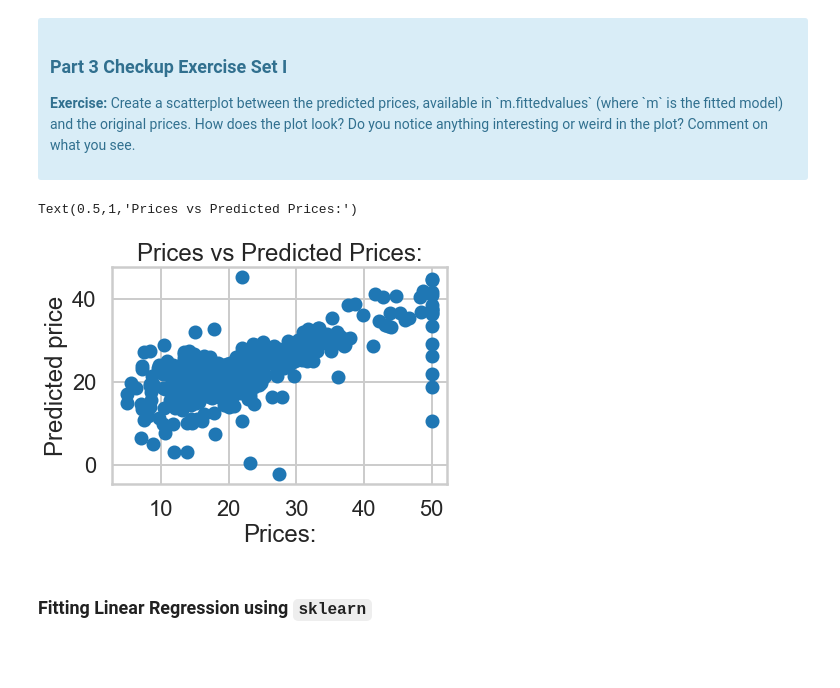
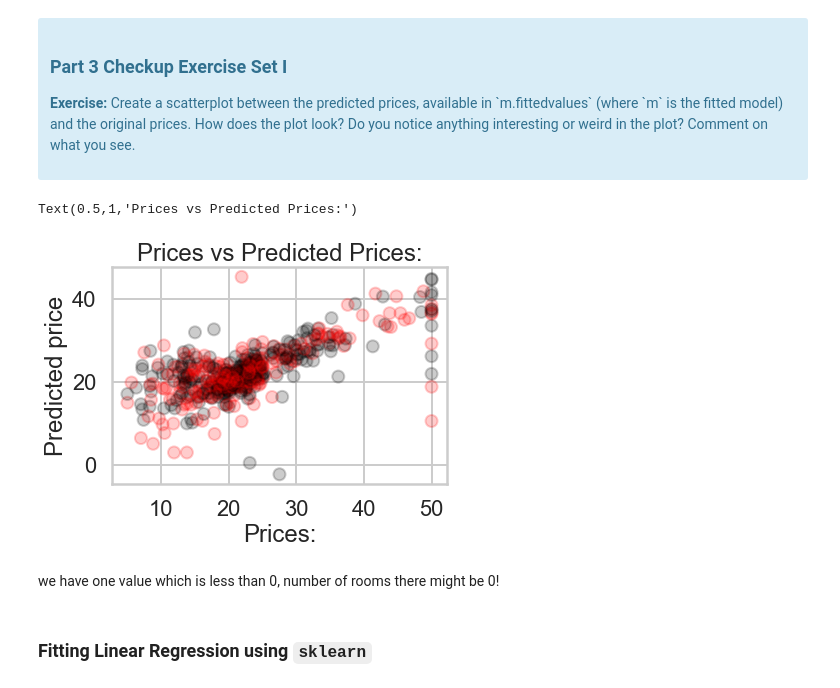
Before and after one commit to vikramlucky/Springboard, a Jupyter notebook: linear_regression/Mini_Project_Linear_Regression.ipynb, the cells around one changed output. Saved outputs shown, nothing was run; the diff lists cells and outputs as text; code cells hidden in the pictures; blank space fills up the shorter version.

```diff
--- a/linear_regression/Mini_Project_Linear_Regression.ipynb
+++ b/linear_regression/Mini_Project_Linear_Regression.ipynb
@@ -30,4 +30,3 @@ import seaborn as sns
 from matplotlib import rcParams
 sns.set_style("whitegrid")
 sns.set_context("poster")
-style.use('fivethirtyeight')
@@ -449,13 +446,15 @@ Let's see how our model actually fit our data. We can see below that there is a
 </div>
 # %%
 # your turn
-plt.scatter(bos['PRICE'], m.fittedvalues)
+plt.scatter(bos['PRICE'], m.fittedvalues, color = ['red', 'black'], alpha=0.2)
 plt.xlabel("Prices:")
 plt.ylabel("Predicted price")
 plt.title("Prices vs Predicted Prices:")
 # %% [output]
 Text(0.5,1,'Prices vs Predicted Prices:')
-[figure, old version]
+[figure, new version]
+# %% [markdown]
+we have one value which is less than 0, number of rooms there might be 0!
 # %% [markdown]
 ### Fitting Linear Regression using `sklearn`
 # %%
```
Also changed, not shown: parts of 12 cells of this notebook.
